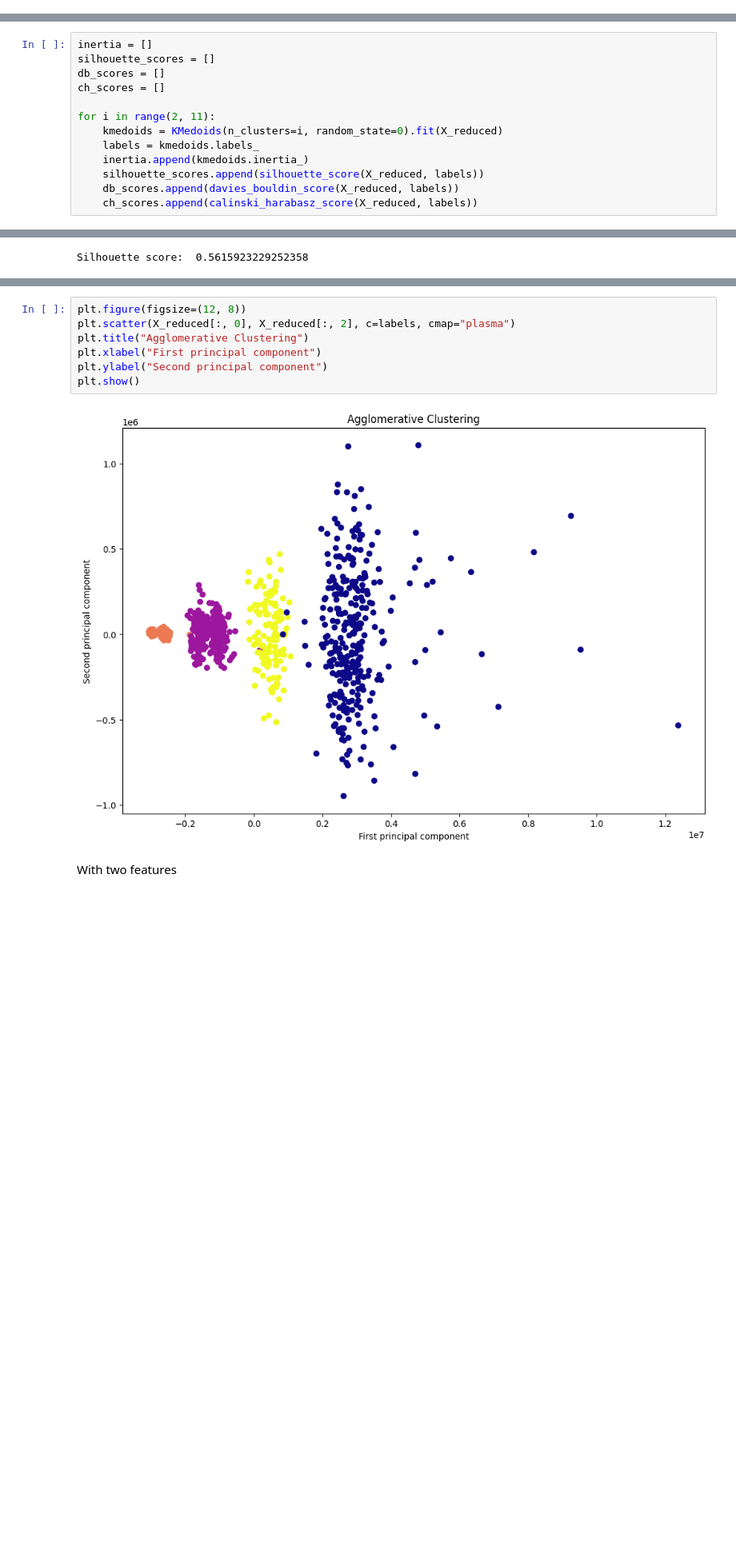
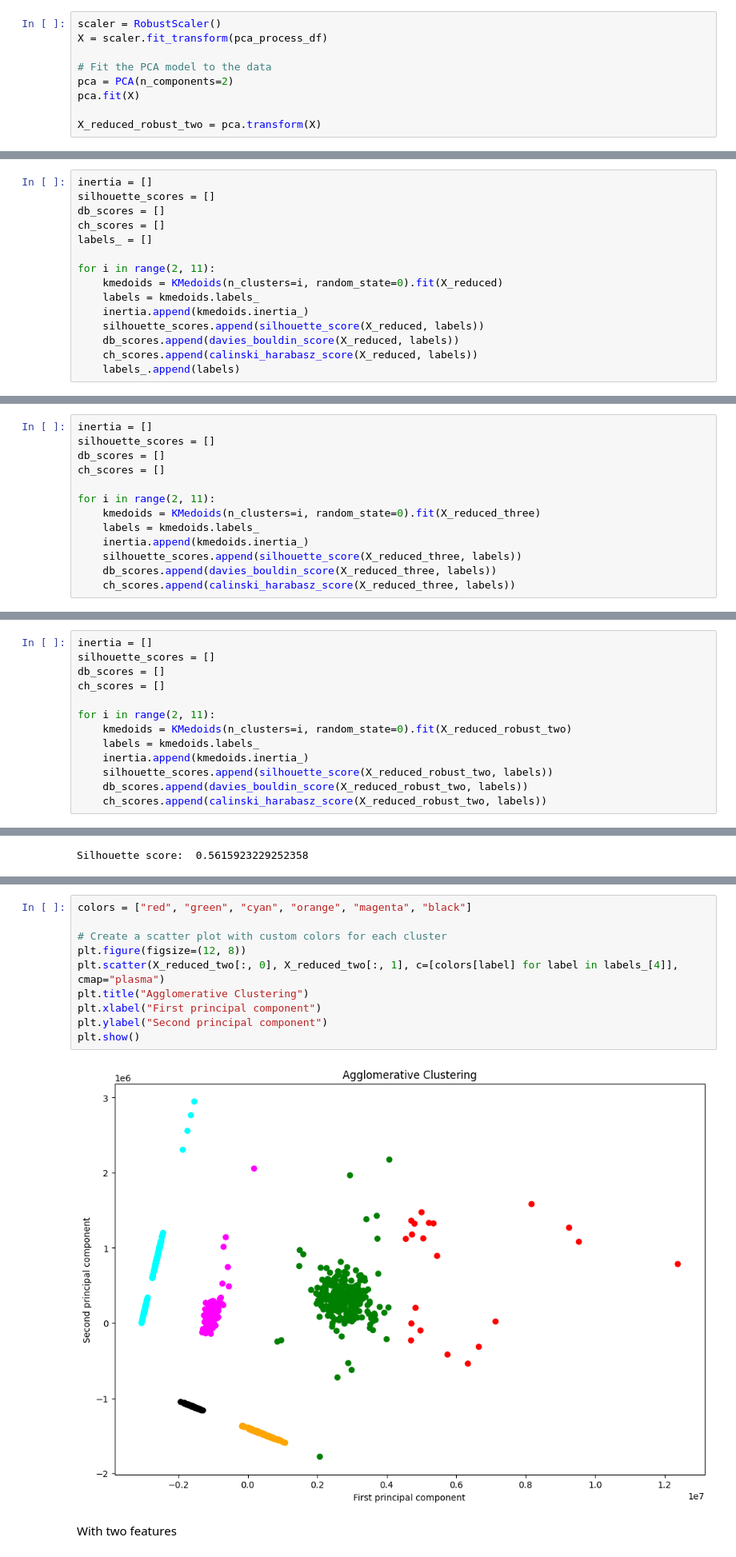
Before and after one commit to RadCod3/DataStorm-4.0-BrainLeftException-SemiFinals, a Jupyter notebook: template.ipynb, the cells around one changed output, grey strips where cells are left out. Shown at 80% size. Saved outputs shown, nothing was run; the diff lists cells and outputs as text; blank space fills up the shorter version.

```diff
--- a/template.ipynb
+++ b/template.ipynb
@@ -737,0 +761,9 @@ X_reduced_two = pca.transform(X)
+# %%
+scaler = RobustScaler()
+X = scaler.fit_transform(pca_process_df)
+
+# Fit the PCA model to the data
+pca = PCA(n_components=2)
+pca.fit(X)
+
+X_reduced_robust_two = pca.transform(X)
@@ -865,6 +973,7 @@ inertia = []
 silhouette_scores = []
 db_scores = []
 ch_scores = []
+labels_ = []
 
 for i in range(2, 11):
     kmedoids = KMedoids(n_clusters=i, random_state=0).fit(X_reduced)
@@ -873,3 +982,4 @@ for i in range(2, 11):
     silhouette_scores.append(silhouette_score(X_reduced, labels))
     db_scores.append(davies_bouldin_score(X_reduced, labels))
     ch_scores.append(calinski_harabasz_score(X_reduced, labels))
+    labels_.append(labels)
@@ -875,0 +1031,13 @@ for i in range(2, 11):
+# %%
+inertia = []
+silhouette_scores = []
+db_scores = []
+ch_scores = []
+
+for i in range(2, 11):
+    kmedoids = KMedoids(n_clusters=i, random_state=0).fit(X_reduced_three)
+    labels = kmedoids.labels_
+    inertia.append(kmedoids.inertia_)
+    silhouette_scores.append(silhouette_score(X_reduced_three, labels))
+    db_scores.append(davies_bouldin_score(X_reduced_three, labels))
+    ch_scores.append(calinski_harabasz_score(X_reduced_three, labels))
@@ -875,0 +1077,13 @@ for i in range(2, 11):
+# %%
+inertia = []
+silhouette_scores = []
+db_scores = []
+ch_scores = []
+
+for i in range(2, 11):
+    kmedoids = KMedoids(n_clusters=i, random_state=0).fit(X_reduced_robust_two)
+    labels = kmedoids.labels_
+    inertia.append(kmedoids.inertia_)
+    silhouette_scores.append(silhouette_score(X_reduced_robust_two, labels))
+    db_scores.append(davies_bouldin_score(X_reduced_robust_two, labels))
+    ch_scores.append(calinski_harabasz_score(X_reduced_robust_two, labels))
@@ -1076,12 +1292,15 @@ labels = labels_[2]
 # %%
+colors = ["red", "green", "cyan", "orange", "magenta", "black"]
+
+# Create a scatter plot with custom colors for each cluster
 plt.figure(figsize=(12, 8))
-plt.scatter(X_reduced[:, 0], X_reduced[:, 2], c=labels, cmap="plasma")
+plt.scatter(X_reduced_two[:, 0], X_reduced_two[:, 1], c=[colors[label] for label in labels_[4]], cmap="plasma")
 plt.title("Agglomerative Clustering")
 plt.xlabel("First principal component")
 plt.ylabel("Second principal component")
 plt.show()
 # %% [output]
-[figure, old version]
+[figure, new version]
 # %% [markdown]
 With two features
 # %%
```
Also changed, not shown: parts of 28 cells of this notebook.
